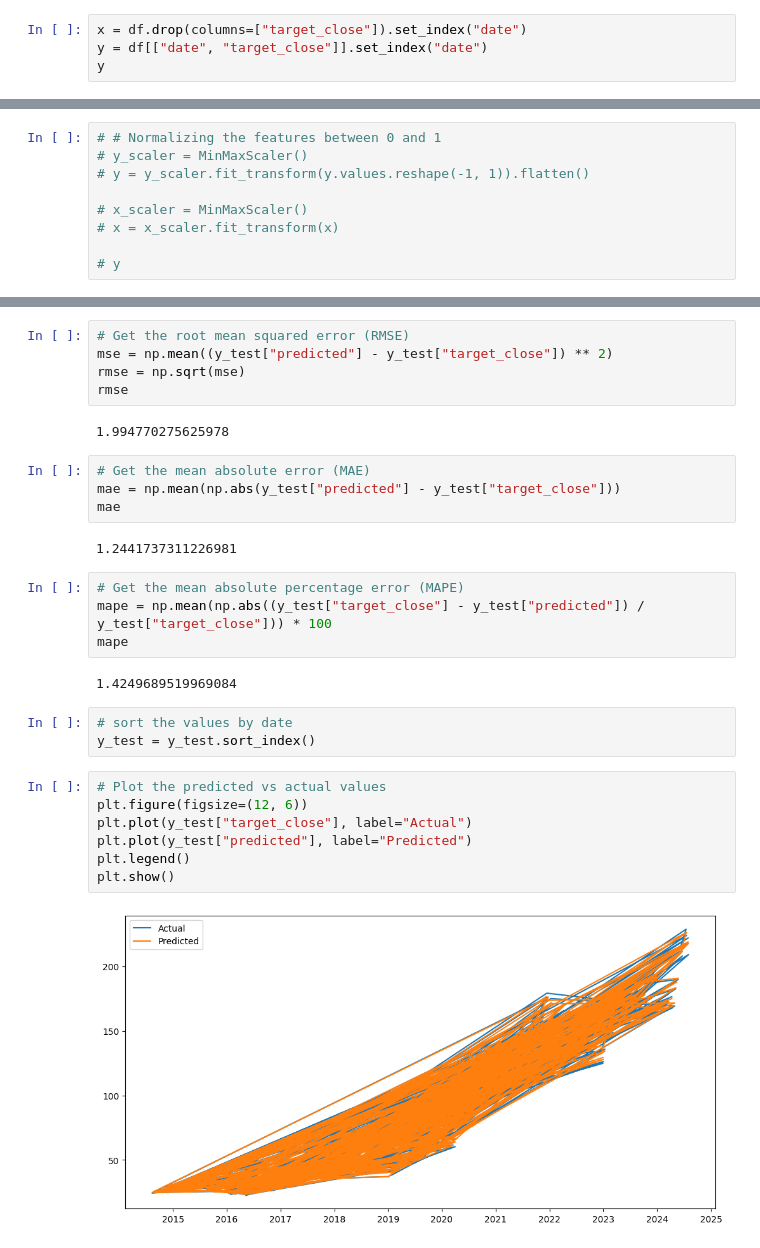
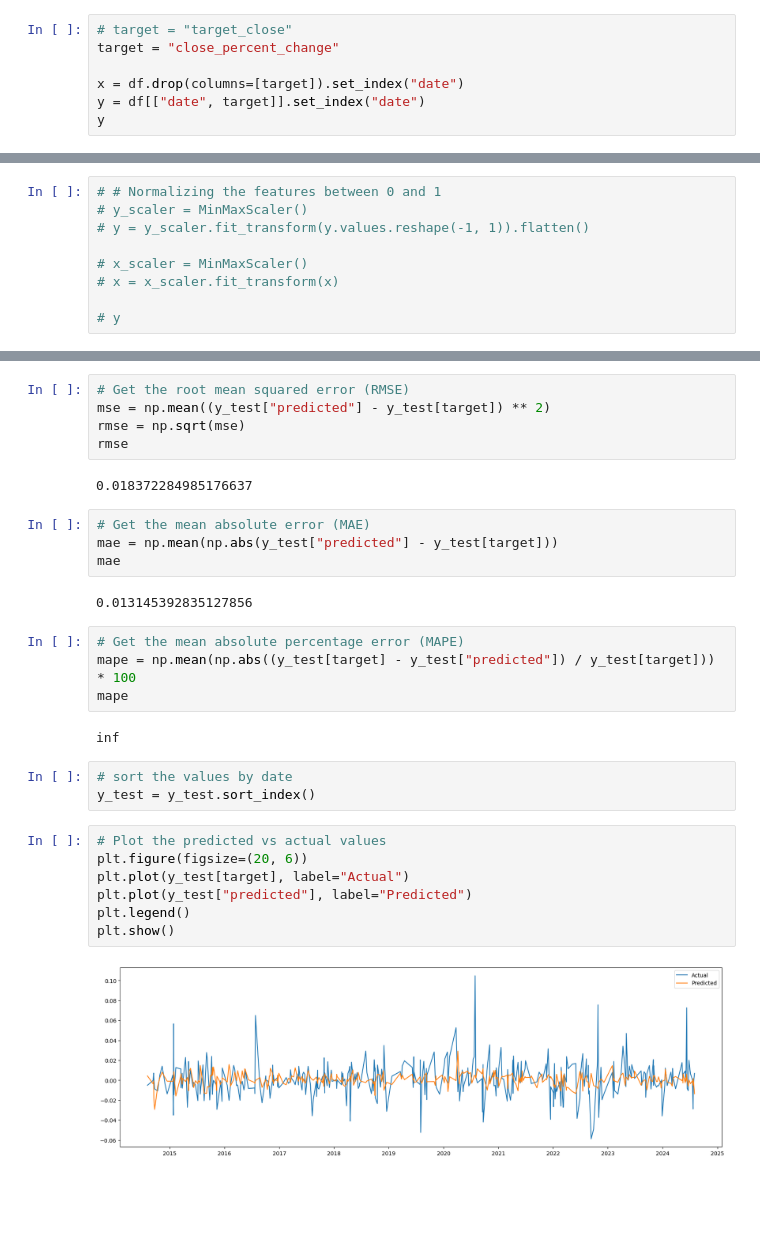
Before and after one commit to uhstray-io/PyStockBot, a Jupyter notebook: src/train_model.ipynb, the cells around one changed output, grey strips where cells are left out. Drawn from its saved outputs; the diff is of its cells as text; blank space fills up the shorter version.

Commit message:
percent change

```diff
--- a/src/train_model.ipynb
+++ b/src/train_model.ipynb
@@ -29,6 +29,9 @@ df
 2516 rows × 261 columns
 # %%
-x = df.drop(columns=["target_close"]).set_index("date")
-y = df[["date", "target_close"]].set_index("date")
+# target = "target_close"
+target = "close_percent_change"
+
+x = df.drop(columns=[target]).set_index("date")
+y = df[["date", target]].set_index("date")
 y
 # %% [output]
@@ -190,32 +199,32 @@ y_test
 378 rows × 2 columns
 # %%
 # Get the root mean squared error (RMSE)
-mse = np.mean((y_test["predicted"] - y_test["target_close"]) ** 2)
+mse = np.mean((y_test["predicted"] - y_test[target]) ** 2)
 rmse = np.sqrt(mse)
 rmse
 # %% [output]
-1.994770275625978
+0.018372284985176637
 # %%
 # Get the mean absolute error (MAE)
-mae = np.mean(np.abs(y_test["predicted"] - y_test["target_close"]))
+mae = np.mean(np.abs(y_test["predicted"] - y_test[target]))
 mae
 # %% [output]
-1.2441737311226981
+0.013145392835127856
 # %%
 # Get the mean absolute percentage error (MAPE)
-mape = np.mean(np.abs((y_test["target_close"] - y_test["predicted"]) / y_test["target_close"])) * 100
+mape = np.mean(np.abs((y_test[target] - y_test["predicted"]) / y_test[target])) * 100
 mape
 # %% [output]
-1.4249689519969084
+inf
 # %%
 # sort the values by date
 y_test = y_test.sort_index()
 # %%
 # Plot the predicted vs actual values
-plt.figure(figsize=(12, 6))
-plt.plot(y_test["target_close"], label="Actual")
+plt.figure(figsize=(20, 6))
+plt.plot(y_test[target], label="Actual")
 plt.plot(y_test["predicted"], label="Predicted")
 plt.legend()
 plt.show()
 # %% [output]
-[figure, old version]
+[figure, new version]
```
Also changed, not shown: parts of 12 cells of this notebook, 2 other files.
